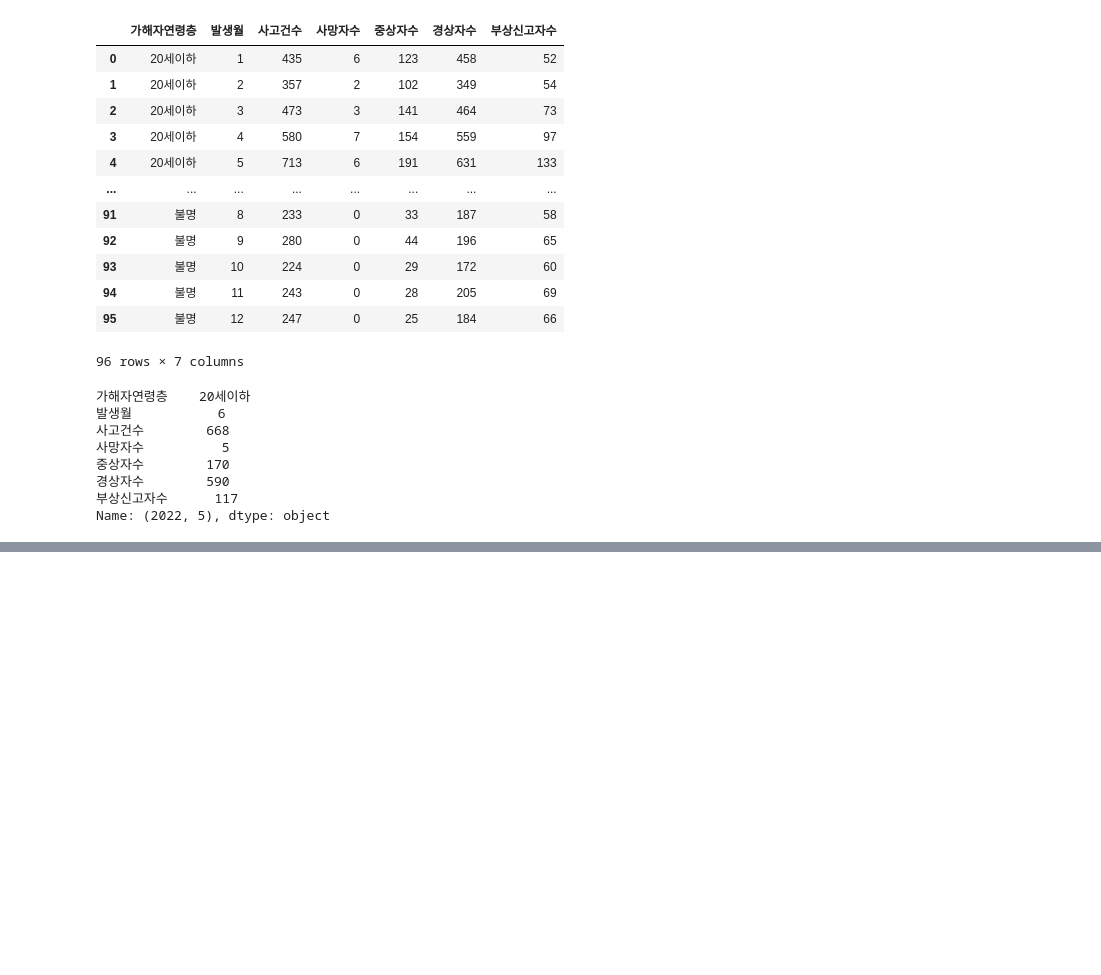
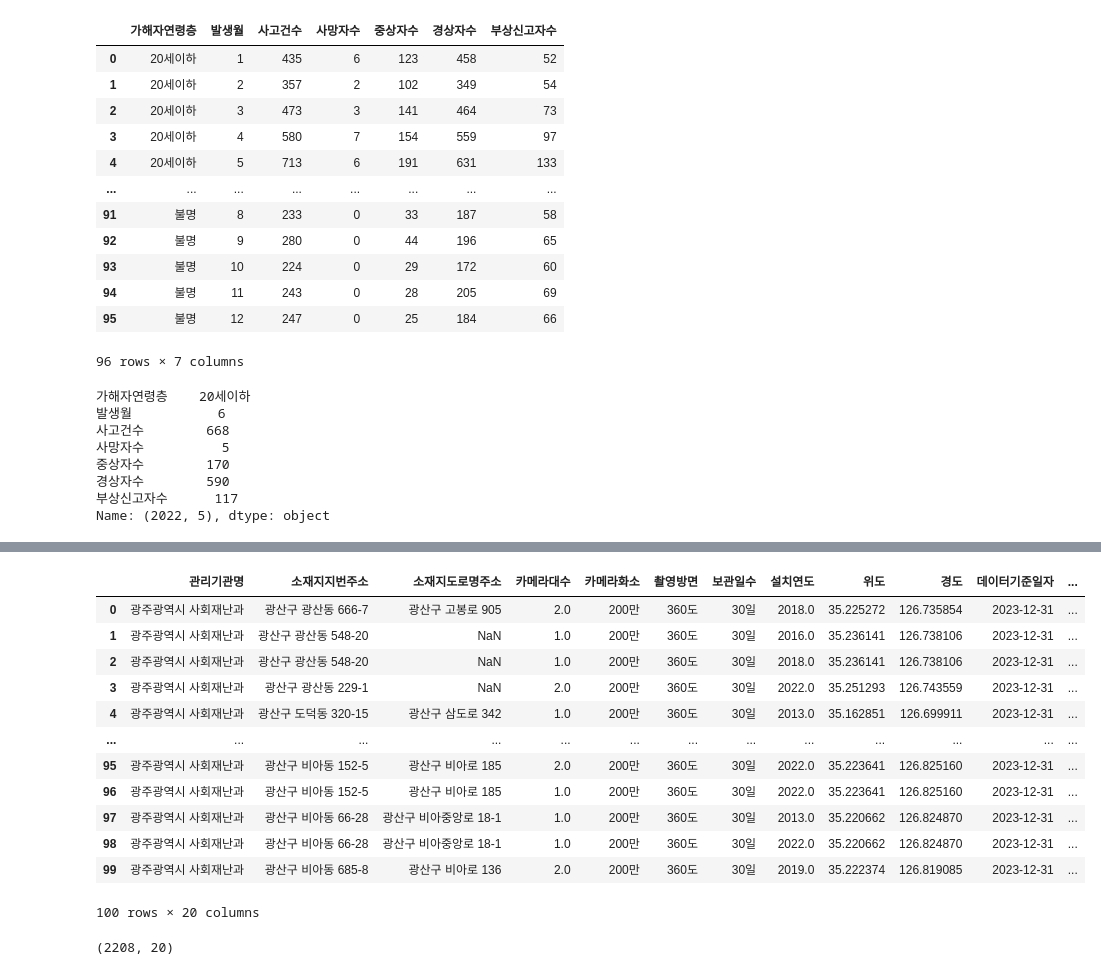
Before and after one commit to anhyunji494/python-basic, a Jupyter notebook: 2. PythonLibrary/ex02 pandas.ipynb, the cells around one changed output, grey strips where cells are left out. Cells and saved outputs as stored; diff of their text form; code cells hidden in the pictures; blank space fills up the shorter version.

```diff
--- a/2. PythonLibrary/ex02 pandas.ipynb
+++ b/2. PythonLibrary/ex02 pandas.ipynb
@@ -754,0 +805,4 @@ display(crime_2015)
+# %%
+#데이터로딩
+cctv = pd.read_csv("./data/광주광역시_CCTV.csv", encoding="euc-kr")
+dong = pd.read_csv("./data/광주광역시_행정동별 현황.csv", encoding="euc-kr")
@@ -754,0 +825,3 @@ display(crime_2015)
+# %%
+# 양쪽의 동 정보를 전처리 하여 병합해보자
+cctv['동이름'] = cctv['소재지지번주소'].str.split(" ").str[1].str.strip()
@@ -754,0 +832,2 @@ display(crime_2015)
+# %%
+dong['동이름'] = dong["동  별"].str.split("(").str[0].str.replace("□","").str.strip()
@@ -754,0 +850,19 @@ display(crime_2015)
+# %%
+# merge
+result = pd.merge(cctv, dong, on="동이름", how="outer")
+# %%
+result.head(100)
+# %% [output]
+|  | 관리기관명 | 소재지지번주소 | 소재지도로명주소 | 카메라대수 | 카메라화소 | 촬영방면 | 보관일수 | 설치연도 | 위도 | 경도 | 데이터기준일자 | ... |
+| 0 | 광주광역시 사회재난과 | 광산구 광산동 666-7 | 광산구 고봉로 905 | 2.0 | 200만 | 360도 | 30일 | 2018.0 | 35.225272 | 126.735854 | 2023-12-31 | ... |
+| 1 | 광주광역시 사회재난과 | 광산구 광산동 548-20 | NaN | 1.0 | 200만 | 360도 | 30일 | 2016.0 | 35.236141 | 126.738106 | 2023-12-31 | ... |
+| 2 | 광주광역시 사회재난과 | 광산구 광산동 548-20 | NaN | 1.0 | 200만 | 360도 | 30일 | 2018.0 | 35.236141 | 126.738106 | 2023-12-31 | ... |
+| 3 | 광주광역시 사회재난과 | 광산구 광산동 229-1 | NaN | 2.0 | 200만 | 360도 | 30일 | 2022.0 | 35.251293 | 126.743559 | 2023-12-31 | ... |
+| 4 | 광주광역시 사회재난과 | 광산구 도덕동 320-15 | 광산구 삼도로 342 | 1.0 | 200만 | 360도 | 30일 | 2013.0 | 35.162851 | 126.699911 | 2023-12-31 | ... |
+| ... | ... | ... | ... | ... | ... | ... | ... | ... | ... | ... | ... | ... |
+| 95 | 광주광역시 사회재난과 | 광산구 비아동 152-5 | 광산구 비아로 185 | 2.0 | 200만 | 360도 | 30일 | 2022.0 | 35.223641 | 126.825160 | 2023-12-31 | ... |
+| 96 | 광주광역시 사회재난과 | 광산구 비아동 152-5 | 광산구 비아로 185 | 1.0 | 200만 | 360도 | 30일 | 2022.0 | 35.223641 | 126.825160 | 2023-12-31 | ... |
+| 97 | 광주광역시 사회재난과 | 광산구 비아동 66-28 | 광산구 비아중앙로 18-1 | 1.0 | 200만 | 360도 | 30일 | 2013.0 | 35.220662 | 126.824870 | 2023-12-31 | ... |
+| 98 | 광주광역시 사회재난과 | 광산구 비아동 66-28 | 광산구 비아중앙로 18-1 | 1.0 | 200만 | 360도 | 30일 | 2022.0 | 35.220662 | 126.824870 | 2023-12-31 | ... |
+| 99 | 광주광역시 사회재난과 | 광산구 비아동 685-8 | 광산구 비아로 136 | 2.0 | 200만 | 360도 | 30일 | 2019.0 | 35.222374 | 126.819085 | 2023-12-31 | ... |
+100 rows × 20 columns
@@ -754,0 +871,4 @@ display(crime_2015)
+# %%
+result.shape
+# %% [output]
+(2208, 20)
```
Also changed, not shown: parts of 21 cells of this notebook, 5 other files.
